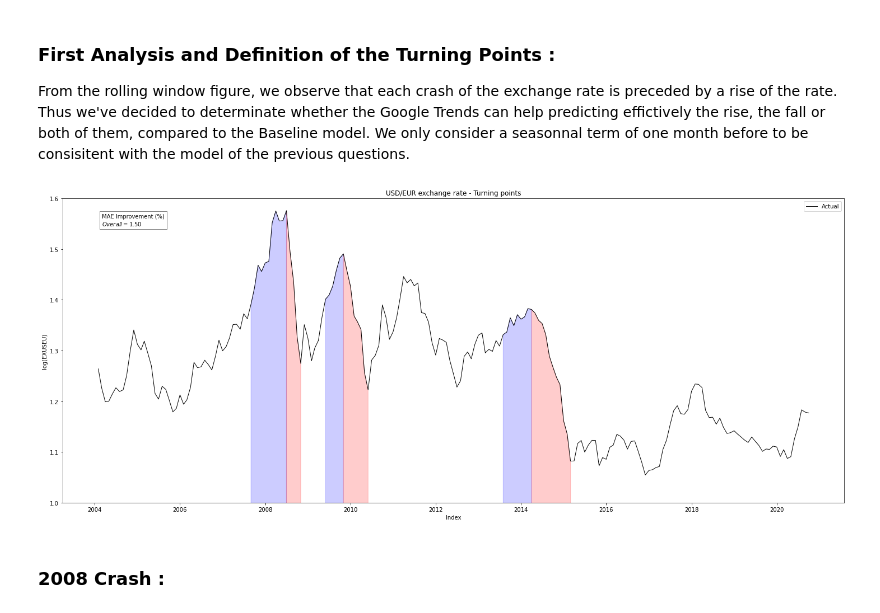
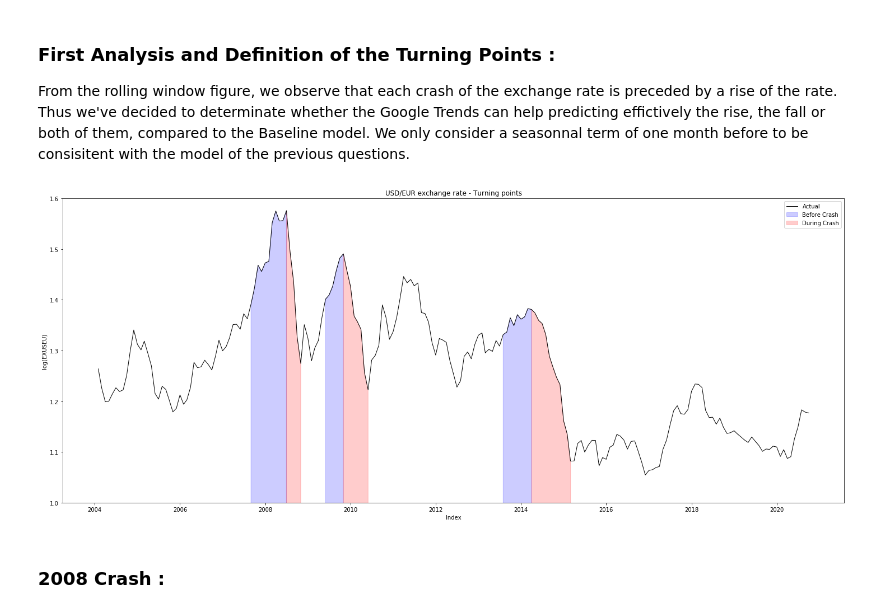
Before and after one commit to epfl-ada/ada-2020-project-milestone-p3-p3_adaimb, a Jupyter notebook: MilestoneP4.ipynb, the cells around one changed output. Drawn from its saved outputs; the diff is of its cells as text; code cells hidden in the pictures.

```diff
--- a/MilestoneP4.ipynb
+++ b/MilestoneP4.ipynb
@@ -816,31 +812,25 @@ From the rolling window figure, we observe that each crash of the exchange rate
 # %%
 fig,ax = plt.subplots()
 ax.plot(data_rate['Month'][1:],data_rate['EXUSEU'][1:],color='black',label='Actual',linewidth=1)
 
-ax.fill_between(data_rate['Month']['2007-09-01':'2008-07-01'],data_rate['EXUSEU']['2007-09-01':'2008-07-01'], alpha = 0.2, color = 'blue')
+ax.fill_between(data_rate['Month']['2007-09-01':'2008-07-01'],data_rate['EXUSEU']['2007-09-01':'2008-07-01'], alpha = 0.2, color = 'blue', label = 'Before Crash')
 ax.fill_between(data_rate['Month']['2009-06-01':'2009-11-01'],data_rate['EXUSEU']['2009-06-01':'2009-11-01'], alpha = 0.2, color = 'blue')
 ax.fill_between(data_rate['Month']['2013-08-01':'2014-04-01'],data_rate['EXUSEU']['2013-08-01':'2014-04-01'], alpha = 0.2, color = 'blue')
 
-ax.fill_between(data_rate['Month']['2008-07-01':'2008-11-01'],data_rate['EXUSEU']['2008-07-01':'2008-11-01'], alpha = 0.2, color = 'red')
+ax.fill_between(data_rate['Month']['2008-07-01':'2008-11-01'],data_rate['EXUSEU']['2008-07-01':'2008-11-01'], alpha = 0.2, color = 'red', label = 'During Crash')
 ax.fill_between(data_rate['Month']['2009-11-01':'2010-06-01'],data_rate['EXUSEU']['2009-11-01':'2010-06-01'], alpha = 0.2, color = 'red')
 ax.fill_between(data_rate['Month']['2014-04-01':'2015-03-01'],data_rate['EXUSEU']['2014-04-01':'2015-03-01'], alpha = 0.2, color = 'red')
 
-
-textstr1 = '\n'.join((
-    r'MAE Improvement (%)',
-    r'$Overall=%.2f$'%(improvement_overall,)))
-ax.text(0.05, 0.95, textstr1, transform=ax.transAxes, fontsize=10,
-        verticalalignment='top',bbox=dict(facecolor='white', alpha=0.5))
 ax.set_ylabel('log(EXUSEU)')
 ax.set_xlabel('Index')
 ax.set_title('USD/EUR exchange rate - Turning points')
 plt.legend()
 
 plt.ylim([1, 1.6])
 fig.set_size_inches(25,10)
 plt.show()
 # %% [output]
-[figure, old version]
+[figure, new version]
 # %% [markdown]
 ### 2008 Crash :
 # %%
```
Also changed, not shown: parts of 21 cells of this notebook.
